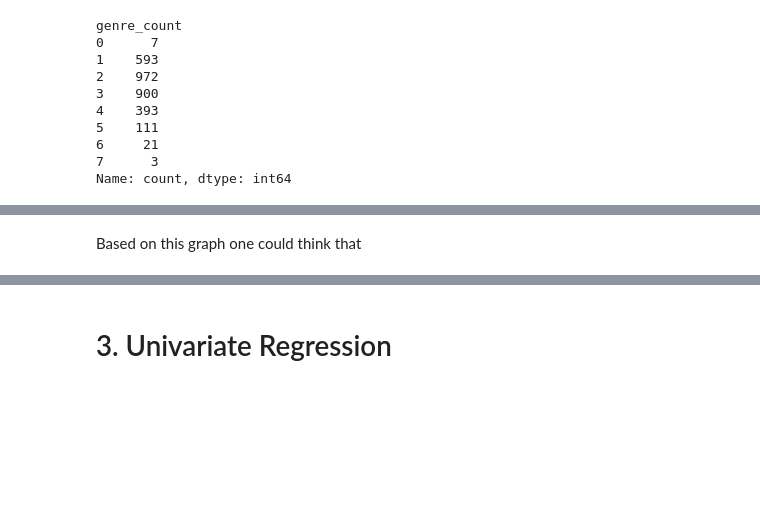
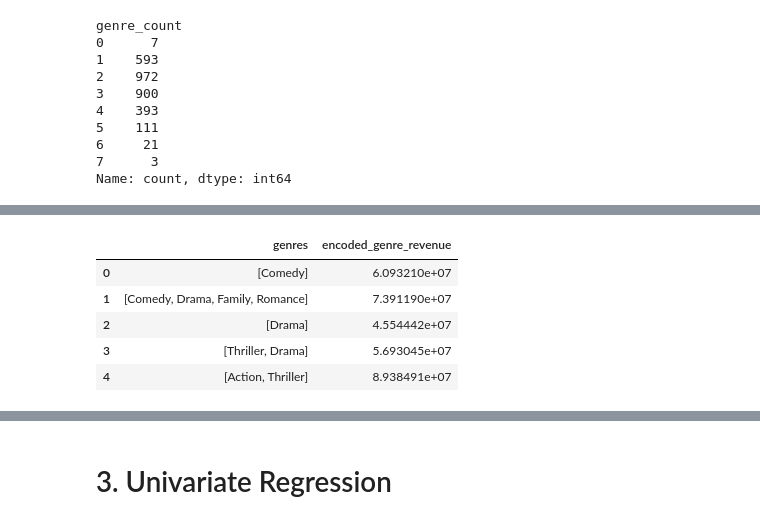
Before and after one commit to 1oannis/tmdb-machine-learning, a Jupyter notebook: tmdb.ipynb, the cells around one changed output, grey strips where cells are left out. Saved outputs shown, nothing was run; the diff lists cells and outputs as text; code cells hidden in the pictures; blank space fills up the shorter version.

```diff
--- a/tmdb.ipynb
+++ b/tmdb.ipynb
@@ -1151,2 +1017,61 @@ plt.show()
-# %% [markdown]
-Based on this graph one could think that
+# %%
+# Extract the genres column
+train['genres'] = train['genres'].apply(lambda x: [genre['name'] for genre in ast.literal_eval(x)] if pd.notna(x) else [])
+
+# Global mean revenue (used for smoothing)
+global_mean = train['revenue'].mean()
+
+# Create an empty dictionary to store the target encoding for each genre
+genre_mean = {}
+
+# Define the threshold for the minimum number of movies that must have the genre
+threshold = 10
+
+# Calculate the mean revenue for each genre with a count of how many times each genre appears
+for _, row in train.iterrows():
+    for genre in row['genres']:
+        if genre not in genre_mean:
+            genre_mean[genre] = {'revenue_sum': 0, 'count': 0}
+
+        genre_mean[genre]['revenue_sum'] += row['revenue']
+        genre_mean[genre]['count'] += 1
+
+# Calculate the mean revenue for each genre, but only if it appears more than the threshold
+for genre in genre_mean:
+    count = genre_mean[genre]['count']
+    if count >= threshold:
+        genre_mean[genre]['mean_revenue'] = genre_mean[genre]['revenue_sum'] / count
+    else:
+        genre_mean[genre]['mean_revenue'] = global_mean  # Use global mean if below threshold
+
+# Apply smoothing: use a weighted average of the genre mean and global mean
+smoothing_factor = 10  # This is an arbitrary value; adjust based on experimentation
+for genre in genre_mean:
+    count = genre_mean[genre]['count']
+    genre_mean[genre]['smoothed_revenue'] = (genre_mean[genre]['mean_revenue'] * count + global_mean * smoothing_factor) / (count + smoothing_factor)
+
+# Now apply the encoded genre mean revenue values back into the train DataFrame
+def encode_genres(genres):
+    if not genres:
+        return global_mean  # Return global mean if the list is empty
+    encoded_values = []
+    for genre in genres:
+        if genre in genre_mean:
+            encoded_values.append(genre_mean[genre]['smoothed_revenue'])
+        else:
+            encoded_values.append(global_mean)  # For unseen genres, use global mean
+    return np.mean(encoded_values)
+
+# Create a new column with target-encoded genre features (mean revenue of genres)
+train['encoded_genre_revenue'] = train['genres'].apply(encode_genres)
+
+# Now you can use the 'encoded_genre_revenue' column as a feature for regression, RF, or XGBoost
+
+train[['genres','encoded_genre_revenue']].head()
+# %% [output]
+|  | genres | encoded_genre_revenue |
+| 0 | [Comedy] | 6.093210e+07 |
+| 1 | [Comedy, Drama, Family, Romance] | 7.391190e+07 |
+| 2 | [Drama] | 4.554442e+07 |
+| 3 | [Thriller, Drama] | 5.693045e+07 |
+| 4 | [Action, Thriller] | 8.938491e+07 |
```
Also changed, not shown: parts of 23 cells of this notebook.
